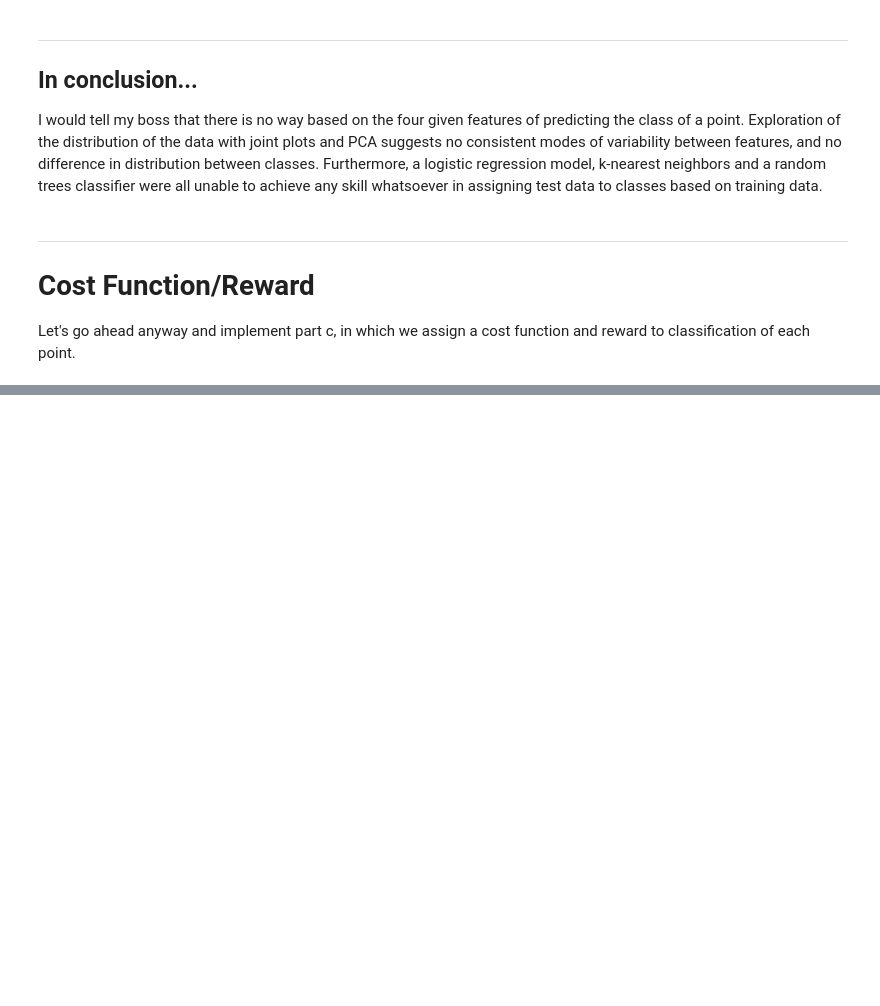
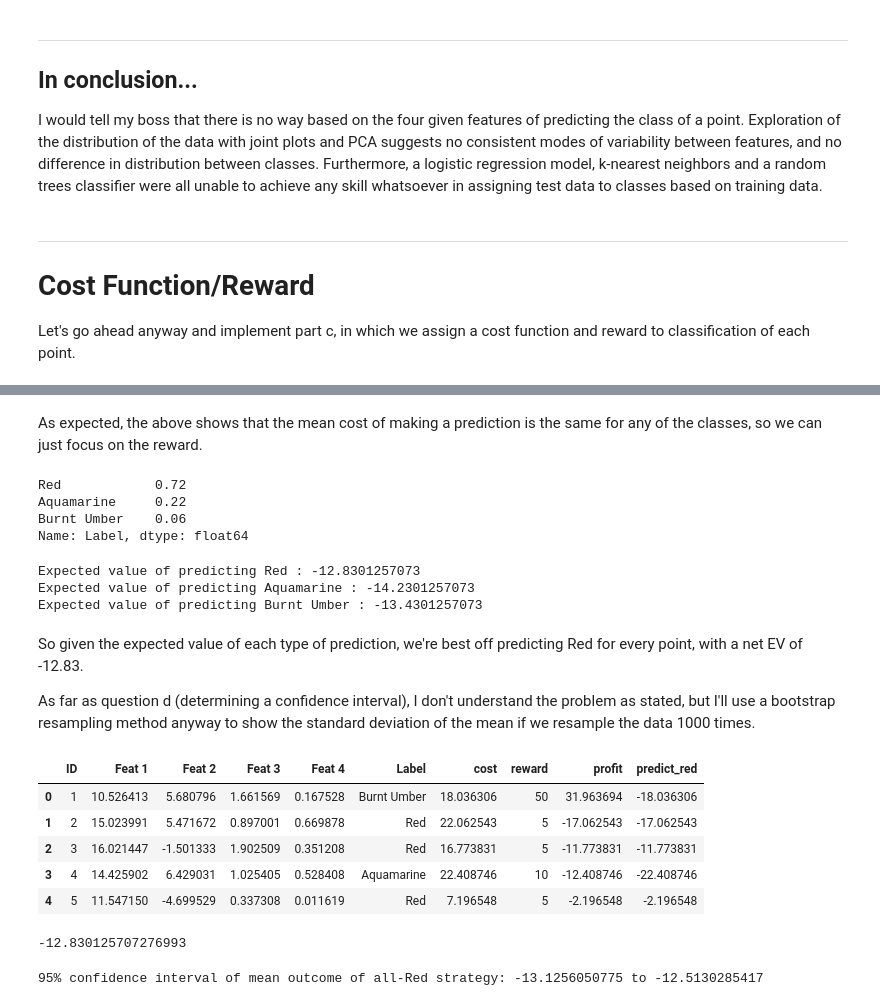
Before and after one commit to magratheazaphod/nextcaller, a Jupyter notebook: one_final.ipynb, the cells around one changed output, grey strips where cells are left out. Cells and saved outputs as stored; diff of their text form; code cells hidden in the pictures; blank space fills up the shorter version.

Commit message:
finished problem 1

```diff
--- a/one_final.ipynb
+++ b/one_final.ipynb
@@ -464,0 +472,10 @@ data
+# %% [markdown]
+As expected, the above shows that the mean cost of making a prediction is the same for any of the classes, so we can just focus on the reward.
+# %%
+freq = data['Label'].value_counts(normalize = True)
+print(freq)
+# %% [output]
+Red            0.72
+Aquamarine     0.22
+Burnt Umber    0.06
+Name: Label, dtype: float64
@@ -464,0 +484,41 @@ data
+# %%
+expected_value = {}
+
+for cls in ['Red','Aquamarine','Burnt Umber']:
+    expected_value[cls] = freq[cls]*rewards[cls] - data['cost'].mean()
+    print('Expected value of predicting',cls,':',expected_value[cls])
+# %% [output]
+Expected value of predicting Red : -12.8301257073
+Expected value of predicting Aquamarine : -14.2301257073
+Expected value of predicting Burnt Umber : -13.4301257073
+# %% [markdown]
+So given the expected value of each type of prediction, we're best off predicting Red for every point, with a net EV of -12.83.
+
+As far as question d (determining a confidence interval), I don't understand the problem as stated, but I'll use a bootstrap resampling method anyway to show the standard deviation of the mean if we resample the data 1000 times.
+# %%
+data['predict_red'] = -data['cost']
+data.ix[data['Label'] == 'Red', 'predict_red'] = data['predict_red'] + 5
+data.head()
+# %% [output]
+|  | ID | Feat 1 | Feat 2 | Feat 3 | Feat 4 | Label | cost | reward | profit | predict_red |
+| 0 | 1 | 10.526413 | 5.680796 | 1.661569 | 0.167528 | Burnt Umber | 18.036306 | 50 | 31.963694 | -18.036306 |
+| 1 | 2 | 15.023991 | 5.471672 | 0.897001 | 0.669878 | Red | 22.062543 | 5 | -17.062543 | -17.062543 |
+| 2 | 3 | 16.021447 | -1.501333 | 1.902509 | 0.351208 | Red | 16.773831 | 5 | -11.773831 | -11.773831 |
+| 3 | 4 | 14.425902 | 6.429031 | 1.025405 | 0.528408 | Aquamarine | 22.408746 | 10 | -12.408746 | -22.408746 |
+| 4 | 5 | 11.547150 | -4.699529 | 0.337308 | 0.011619 | Red | 7.196548 | 5 | -2.196548 | -2.196548 |
+# %%
+## sanity check
+print(data['predict_red'].mean())
+# %% [output]
+-12.830125707276993
+# %%
+niter = 1000
+means = np.zeros([1000,])
+
+for i in range(1000):
+    means[i] = resample(data['predict_red']).mean()
+
+ci = np.percentile(means,[2.5,97.5])
+print('95% confidence interval of mean outcome of all-Red strategy:',ci[0],'to',ci[1])
+# %% [output]
+95% confidence interval of mean outcome of all-Red strategy: -13.1256050775 to -12.5130285417
```
Also changed, not shown: parts of 6 cells of this notebook.
